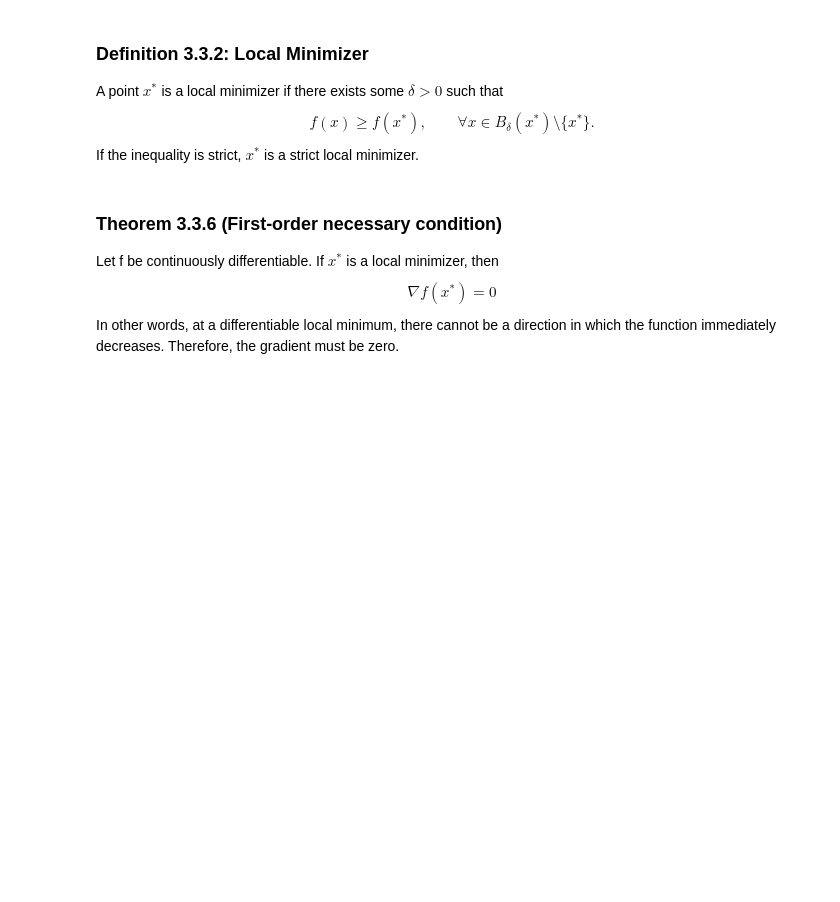
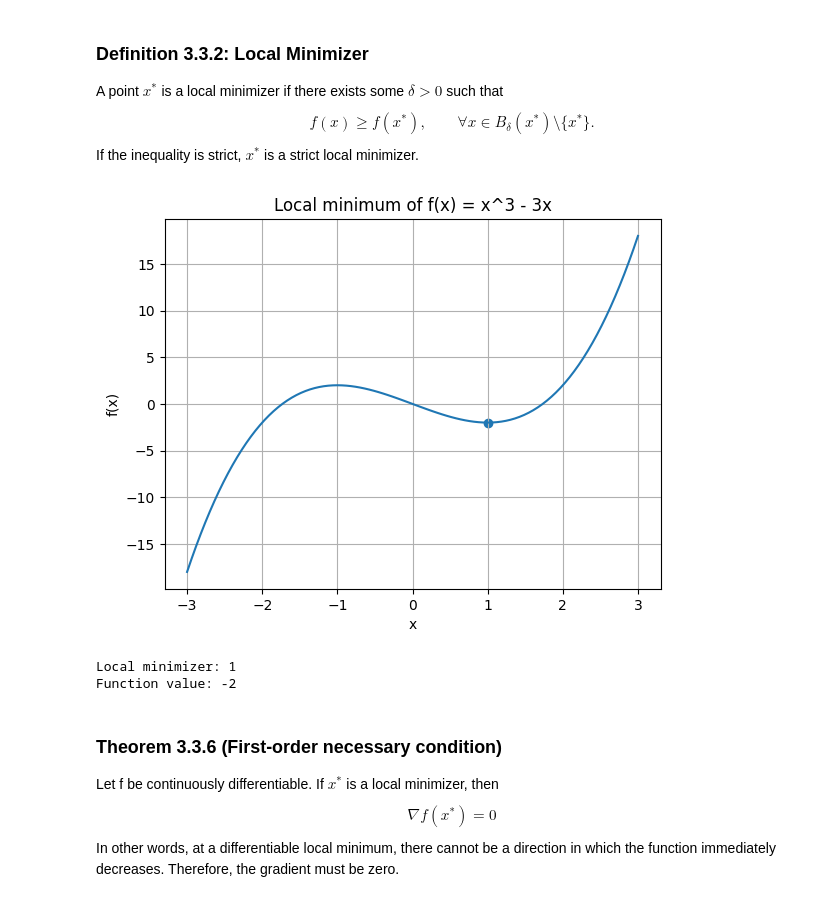
Before and after one commit to nmhom/MAT-422, a Jupyter notebook: MAT422_HW_3.3.ipynb, the cells around one changed output. Saved outputs shown, nothing was run; the diff lists cells and outputs as text; code cells hidden in the pictures; blank space fills up the shorter version.

```diff
--- a/MAT422_HW_3.3.ipynb
+++ b/MAT422_HW_3.3.ipynb
@@ -17,6 +39,29 @@ A global minimizer is a point where the function has its lowest value over the e
 ### Definition 3.3.2: Local Minimizer
 
 A point $x^*$ is a local minimizer if there exists some $\delta > 0$ such that $$ f(x) \geq f(x^*), \qquad \forall x \in B_\delta(x^*) \setminus \{x^*\}.$$ If the inequality is strict, $x^*$ is a strict local minimizer.
+# %%
+# A local minimizer is the lowest point within a small neighborhood around x*
+# even if there might be a lower point somewhere else
+def f_local_min(x):
+  return x**3 - 3*x
+
+x = np.linspace(-3, 3, 100)
+y = f_local_min(x)
+
+plt.plot(x,y)
+plt.scatter(1, f_local_min(1))
+plt.xlabel("x")
+plt.ylabel("f(x)")
+plt.title("Local minimum of f(x) = x^3 - 3x")
+plt.grid()
+plt.show()
+
+print("Local minimizer:", 1)
+print("Function value:", f_local_min(1))
+# %% [output]
+[figure, added]
+Local minimizer: 1
+Function value: -2
 # %% [markdown]
 ### Theorem 3.3.6 (First-order necessary condition)
 Let f be continuously differentiable. If $x^*$ is a local minimizer, then $$\nabla f(x^*) = 0$$ In other words, at a differentiable local minimum, there cannot be a direction in which the function immediately decreases. Therefore, the gradient must be zero.
```
Also changed, not shown: parts of 5 cells of this notebook.
